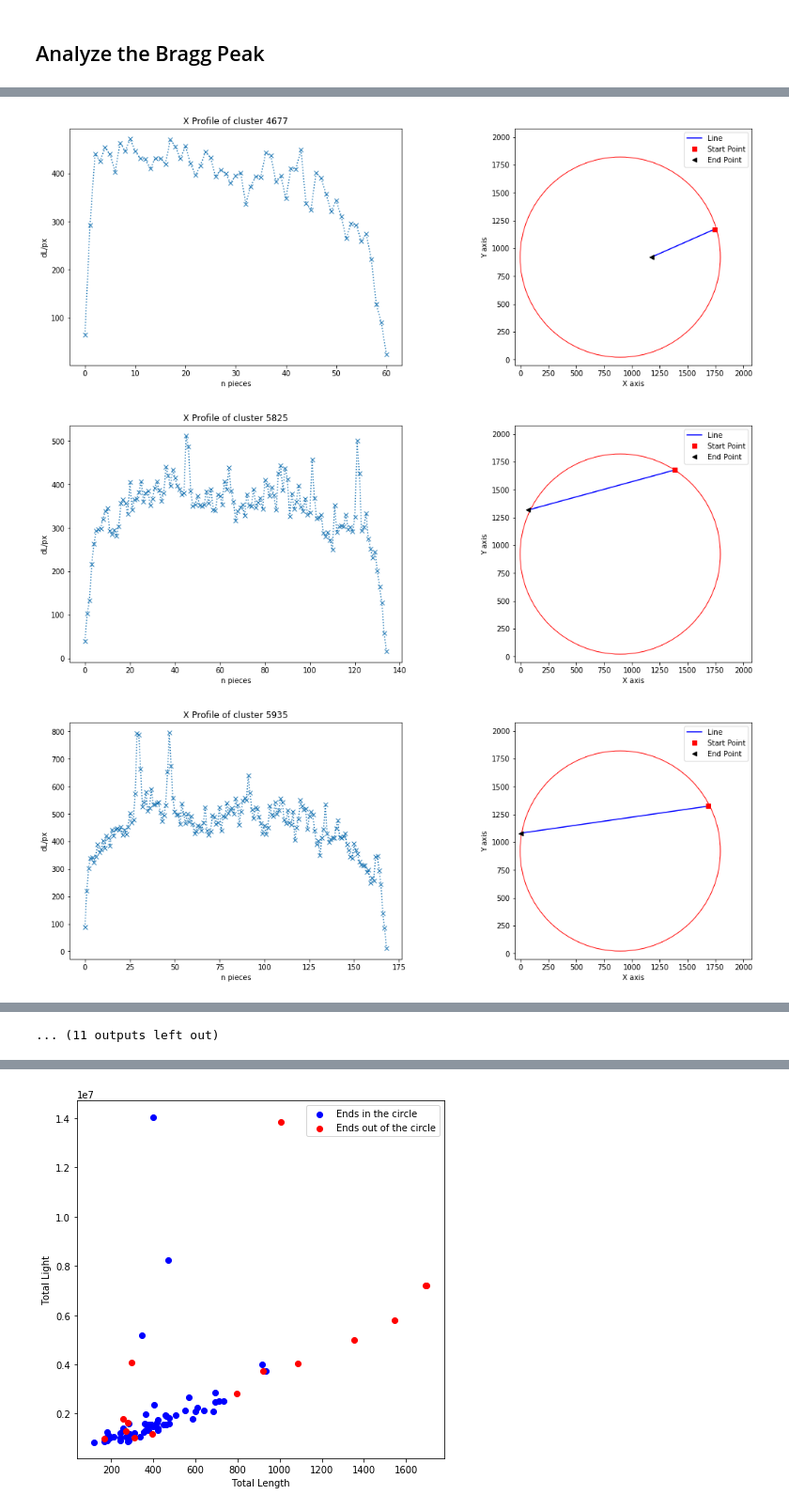
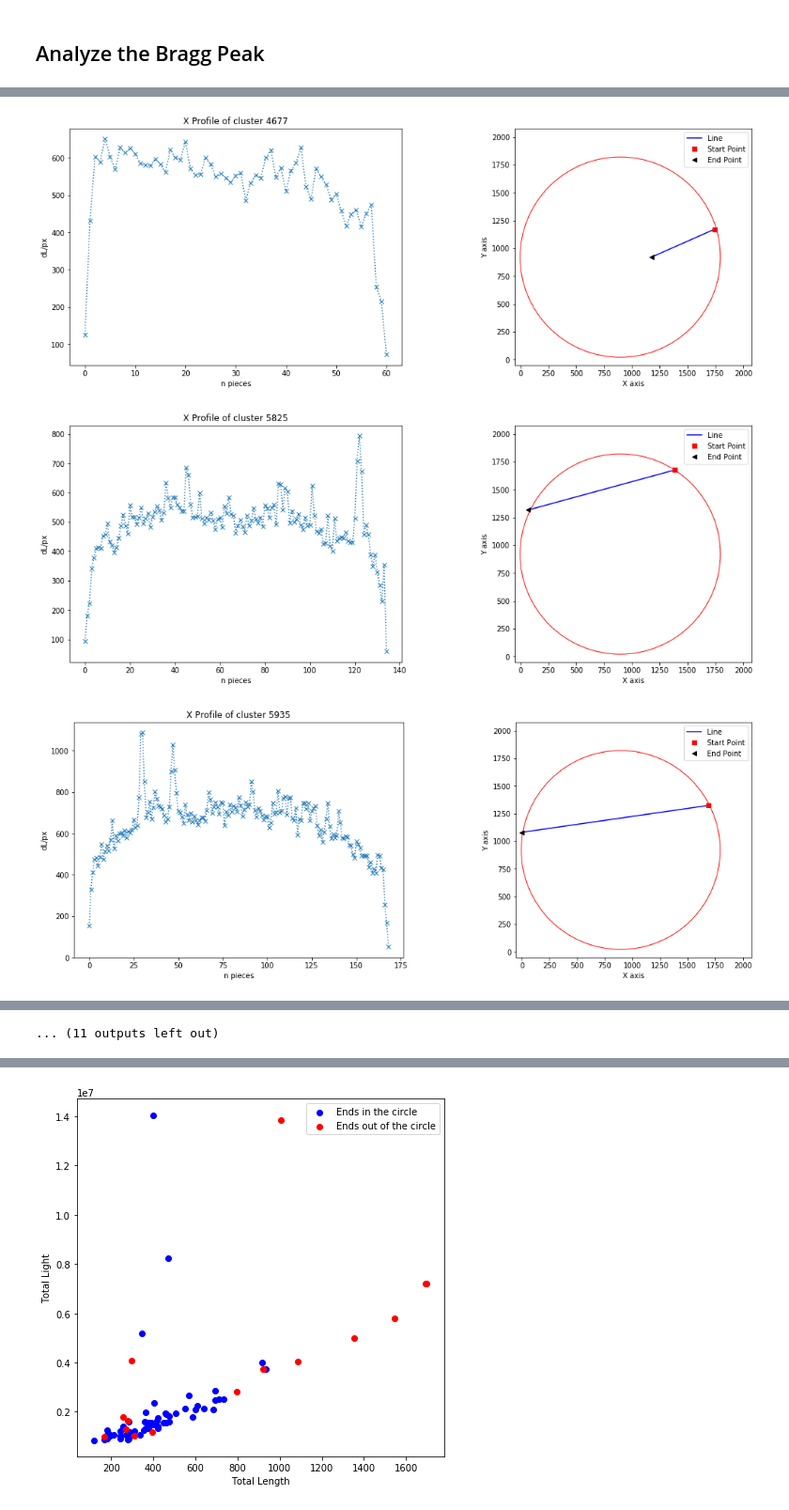
Before and after one commit to igorabritta/cygno, a Jupyter notebook: CreateVariables.ipynb, the cells around one changed output, grey strips where cells are left out. Shown at 94% size. Saved outputs shown, nothing was run; the diff lists cells and outputs as text; code cells hidden in the pictures.

```diff
--- a/CreateVariables.ipynb
+++ b/CreateVariables.ipynb
@@ -362,7 +362,7 @@ for ind in inC:
 
     newX,newY = tl.rotate(df.X[ind][0],df.Y[ind][0],df.X[ind],df.Y[ind],angle)
 
-    xm, zs    = plot_shapeprofile(X = newX,Y = newY, L = df.Light[ind], P = df.Pedestal[ind], px = px, debug = False, bp = True)
+    xm, zs    = plot_shapeprofile(X = newX,Y = newY, L = df.Light[ind], P = 99, px = px, debug = False, bp = True)
 
     xm        = (xm-np.min(xm)+10)*pixelscale
     zs        = zs/(px)
@@ -397,3 +397,3 @@ for ind in inC:
-[figure, old version]
+[figure, new version]
-[figure, old version]
+[figure, new version]
-[figure, old version]
+[figure, new version]
```
Also changed, not shown: parts of 7 cells of this notebook, 2 other files.
